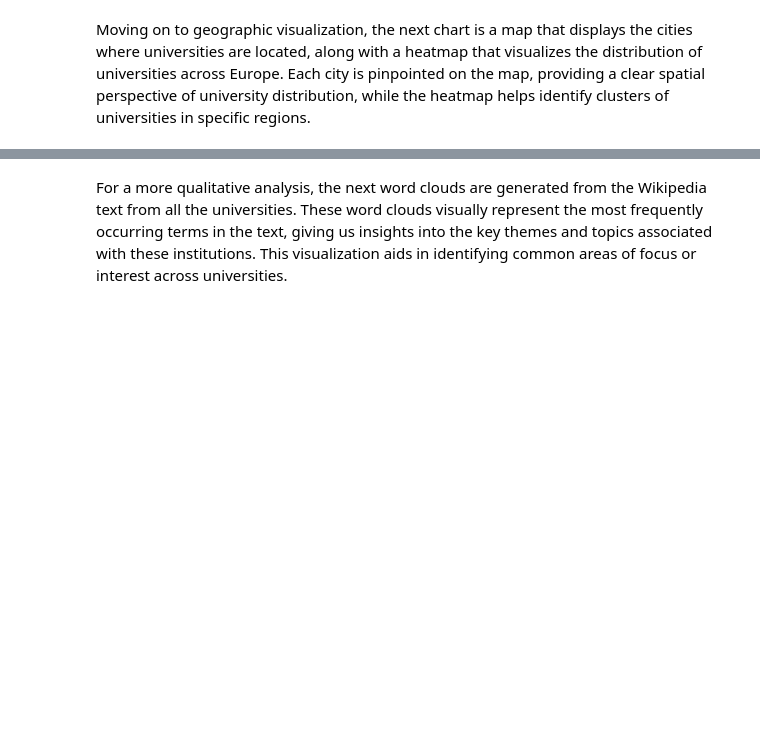
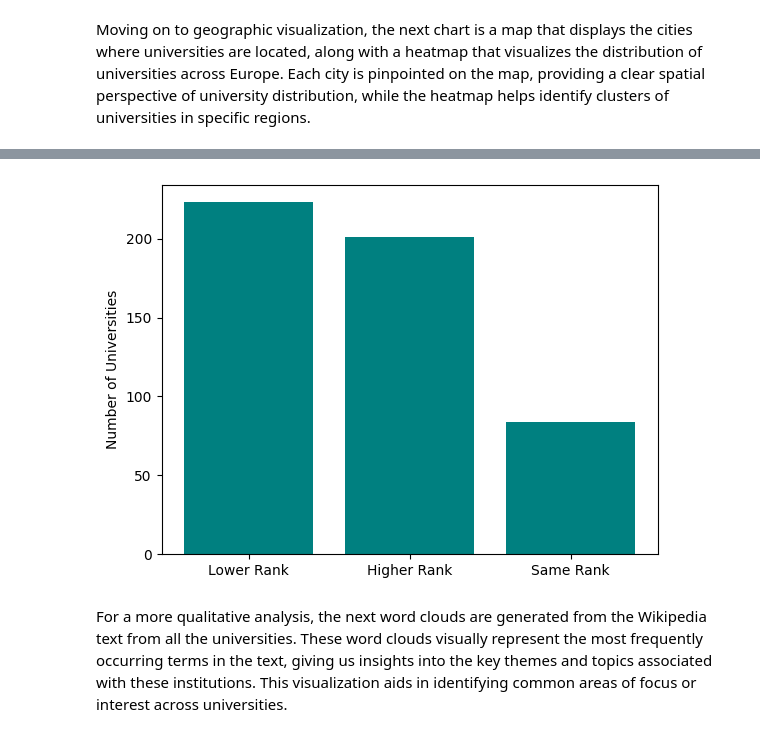
Before and after one commit to ikirovska/PRI-project, a Jupyter notebook: milestone_1/scripts/main.ipynb, the cells around one changed output, grey strips where cells are left out. Drawn from its saved outputs; the diff is of its cells as text; code cells hidden in the pictures; blank space fills up the shorter version.

```diff
--- a/milestone_1/scripts/main.ipynb
+++ b/milestone_1/scripts/main.ipynb
@@ -515,39 +588,40 @@ To assess changes in university rankings over time, this bar chart is used to co
 import pandas as pd
 import numpy as np
 
-df = pd.read_csv("../datasets/01_Universities_ranking_filtered.csv")
-
+df = pd.read_csv("../datasets/04_Universities_with_city_wikipedia_page.csv")
 
 def clean_and_format_rank(rank_value):
     if isinstance(rank_value, str):
         rank_value = rank_value.replace('=', '').replace('+', '')
         if '-' in rank_value:
             rank_value = rank_value.split('-')[0]
         return int(rank_value)
     elif np.isnan(rank_value):
         return None
     else:
         return int(rank_value)
 
 df['2024 RANK'] = df['2024 RANK'].apply(clean_and_format_rank)
 df['2023 RANK'] = df['2023 RANK'].apply(clean_and_format_rank)
-df.to_csv("01_Universities_ranking_filtered_cleaned.csv", index=False)
+df.to_csv("../datasets/05_Universities_ranking_filtered_cleaned.csv", index=False)
 
 
 # Plot Rank Comparison 2024 vs 2023
 import matplotlib.pyplot as plt
 
 df['Rank Category'] = pd.cut(df['2024 RANK'] - df['2023 RANK'],
                              bins=[float('-inf'), -1, 1, float('inf')],
                              labels=["Lower Rank", "Same Rank", "Higher Rank"])  # Updated labels
 
 rank_counts = df['Rank Category'].value_counts()
 
 plt.bar(rank_counts.index, rank_counts.values, color=['teal', 'teal', 'teal'] )
 
 plt.ylabel('Number of Universities')
-plt.savefig("../img/rank_comparison_plot.png")
+plt.savefig("../visualization/images/rank_comparison_plot.png")
 plt.show()
+# %% [output]
+[figure, added]
 # %% [markdown]
 For a more qualitative analysis, the next word clouds are generated from the Wikipedia text from all the universities. These word clouds visually represent the most frequently occurring terms in the text, giving us insights into the key themes and topics associated with these institutions. This visualization aids in identifying common areas of focus or interest across universities.
 # %%
```
Also changed, not shown: parts of 18 cells of this notebook, 16 other files.
